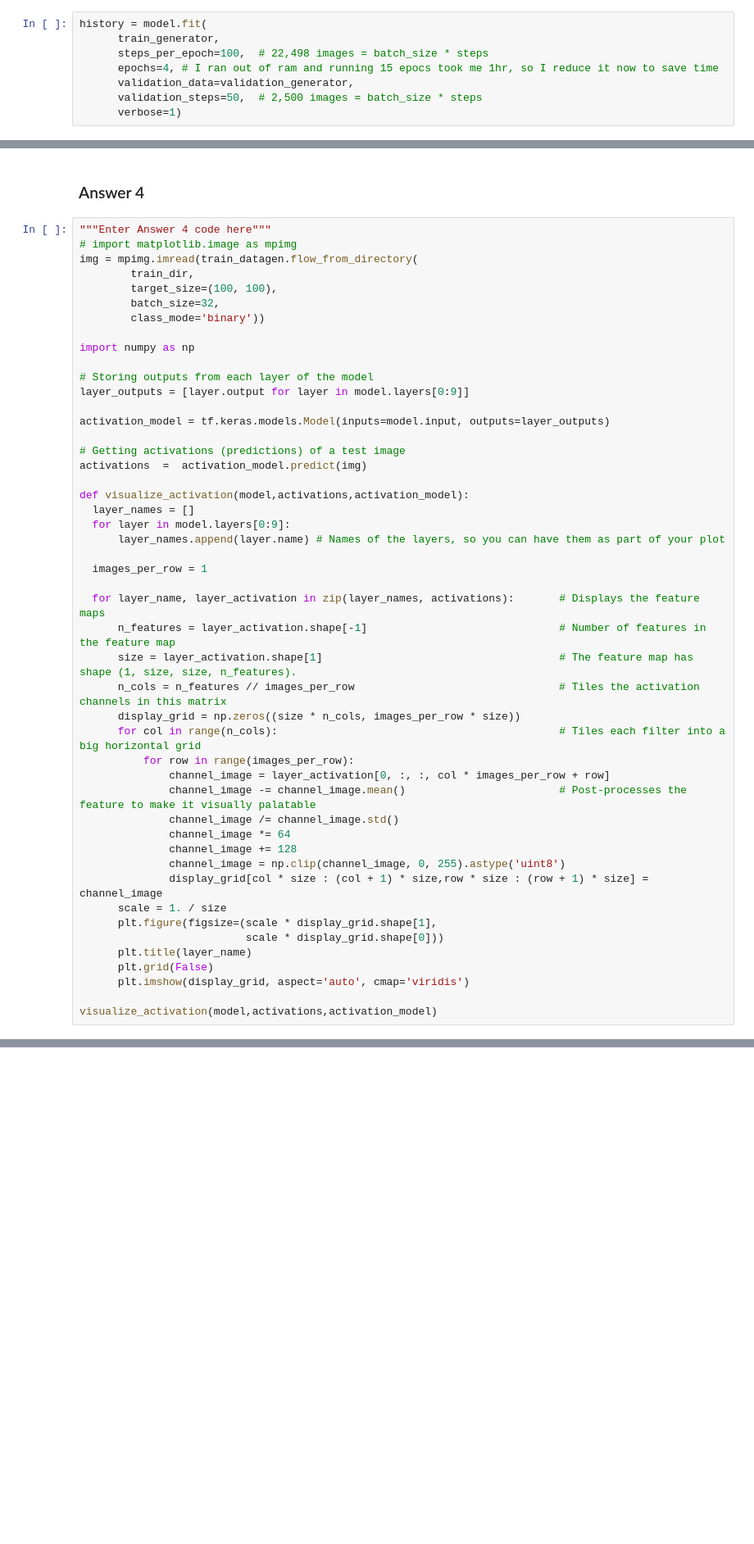
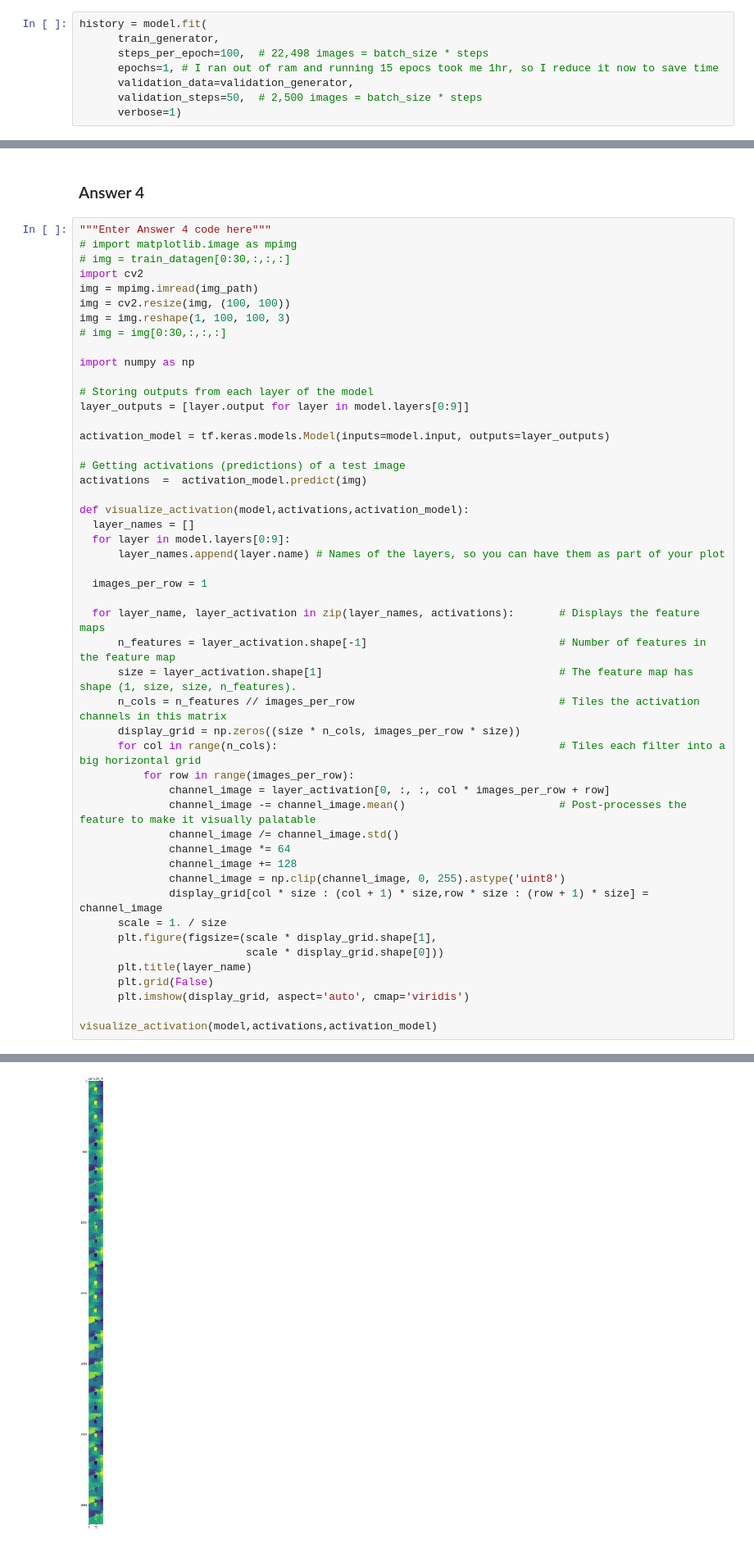
Before and after one commit to JasonLiu2024/FutureMakers2022, a Jupyter notebook: Day_12_Image_Classification_SV.ipynb, the cells around one changed output, grey strips where cells are left out. Shown at 82% size. Saved outputs shown, nothing was run; the diff lists cells and outputs as text; blank space fills up the shorter version.

```diff
--- a/Day_12_Image_Classification_SV.ipynb
+++ b/Day_12_Image_Classification_SV.ipynb
@@ -322,7 +322,7 @@ Let's train on all 22,498 images available, for 15 epochs; and validate on all 2
 history = model.fit(
       train_generator,
       steps_per_epoch=100,  # 22,498 images = batch_size * steps
-      epochs=4, # I ran out of ram and running 15 epocs took me 1hr, so I reduce it now to save time
+      epochs=1, # I ran out of ram and running 15 epocs took me 1hr, so I reduce it now to save time
       validation_data=validation_generator,
       validation_steps=50,  # 2,500 images = batch_size * steps
       verbose=1)
@@ -348,11 +348,12 @@ Let's pick a random cat or dog image from the training set, and then generate a
 # %%
 """Enter Answer 4 code here"""
 # import matplotlib.image as mpimg
-img = mpimg.imread(train_datagen.flow_from_directory(
-        train_dir,
-        target_size=(100, 100),
-        batch_size=32,
-        class_mode='binary'))
+# img = train_datagen[0:30,:,:,:]
+import cv2
+img = mpimg.imread(img_path)
+img = cv2.resize(img, (100, 100))
+img = img.reshape(1, 100, 100, 3)
+# img = img[0:30,:,:,:]
 
 import numpy as np
 
@@ -398,0 +398 @@ ValueError: ignored
+[figure, added]
```
Also changed, not shown: parts of 1 cell of this notebook.
